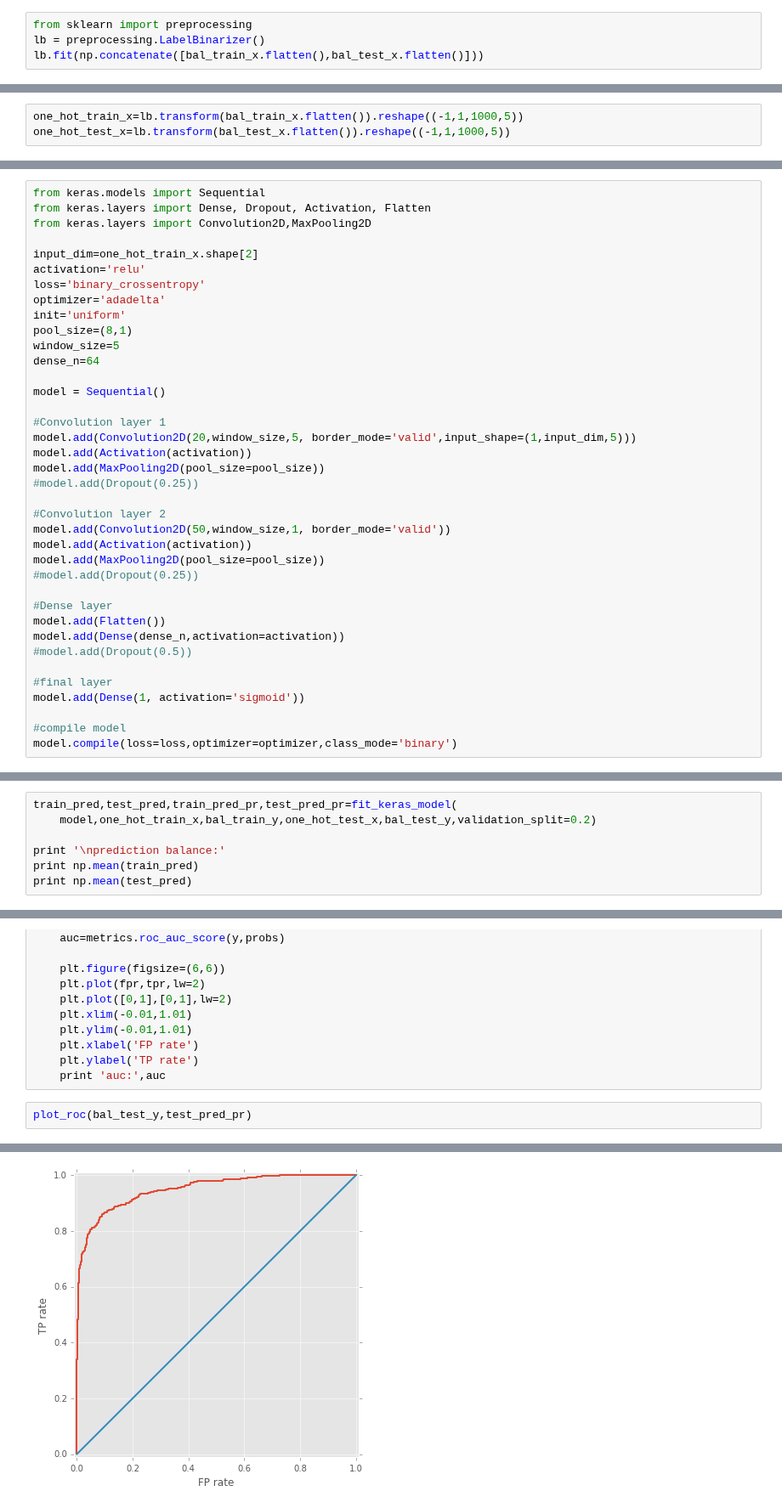
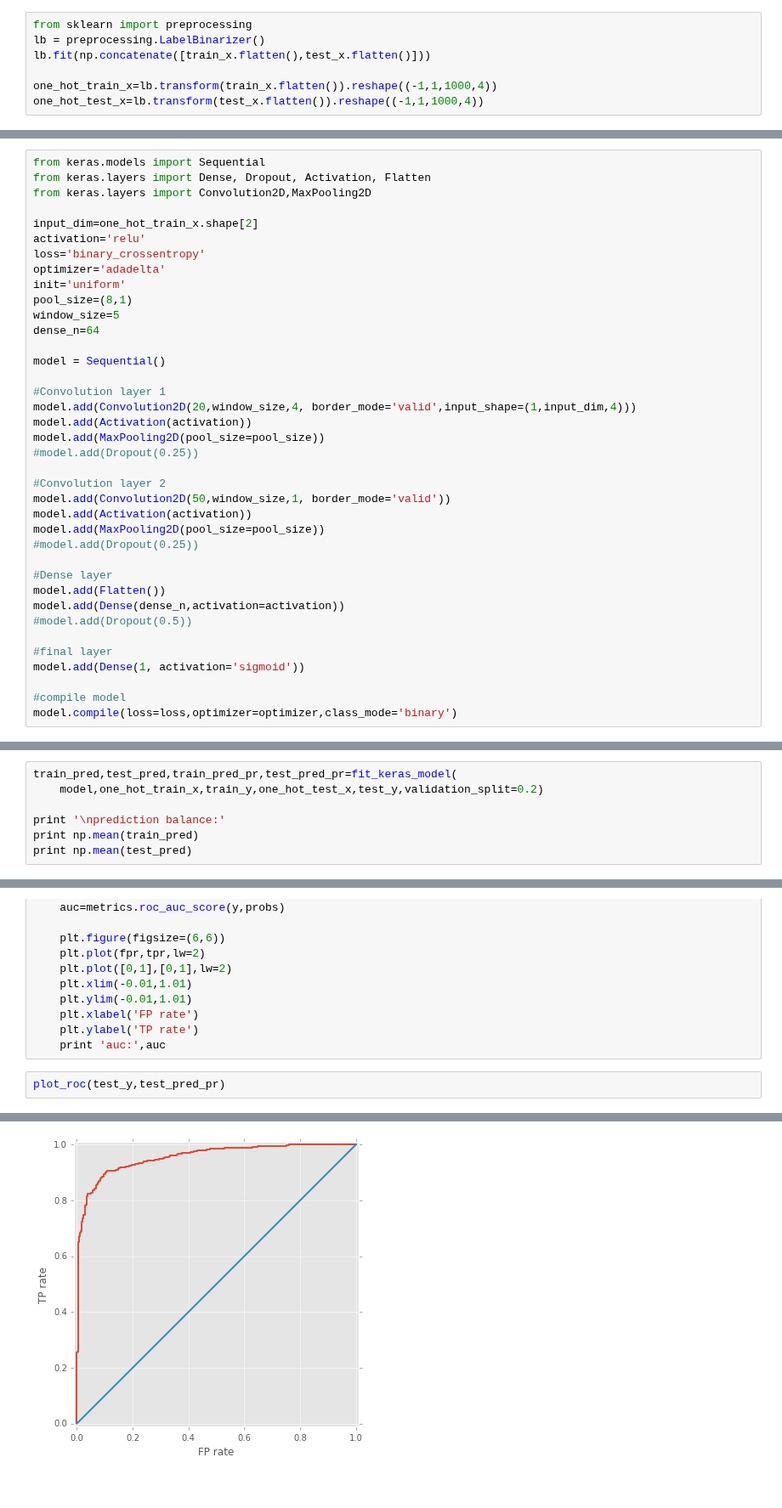
Before and after one commit to riblidezso/methylation_code, a Jupyter notebook: modelling/naive_keras_CNN_islands_2d_image.ipynb, the cells around one changed output, grey strips where cells are left out. Shown at 85% size. Drawn from its saved outputs; the diff is of its cells as text.

```diff
--- a/modelling/naive_keras_CNN_islands_2d_image.ipynb
+++ b/modelling/naive_keras_CNN_islands_2d_image.ipynb
@@ -101,4 +48,7 @@ print np.mean(bal_test_y)
 # %%
 from sklearn import preprocessing
 lb = preprocessing.LabelBinarizer()
-lb.fit(np.concatenate([bal_train_x.flatten(),bal_test_x.flatten()]))
+lb.fit(np.concatenate([train_x.flatten(),test_x.flatten()]))
+
+one_hot_train_x=lb.transform(train_x.flatten()).reshape((-1,1,1000,4))
+one_hot_test_x=lb.transform(test_x.flatten()).reshape((-1,1,1000,4))
@@ -107,6 +55,3 @@ LabelBinarizer(neg_label=0, pos_label=1, sparse_output=False)
-# %%
-one_hot_train_x=lb.transform(bal_train_x.flatten()).reshape((-1,1,1000,5))
-one_hot_test_x=lb.transform(bal_test_x.flatten()).reshape((-1,1,1000,5))
 # %% [markdown]
 ### Build convnet
 # %%
@@ -126,7 +71,7 @@ dense_n=64
 model = Sequential()
 
 #Convolution layer 1
-model.add(Convolution2D(20,window_size,5, border_mode='valid',input_shape=(1,input_dim,5)))
+model.add(Convolution2D(20,window_size,4, border_mode='valid',input_shape=(1,input_dim,4)))
 model.add(Activation(activation))
 model.add(MaxPooling2D(pool_size=pool_size))
 #model.add(Dropout(0.25))
@@ -182,7 +127,7 @@ def fit_keras_model(model,train_x,train_y,test_x,test_y,validation_split=0.05):
     return train_pred,test_pred,train_pred_pr,test_pred_pr
 # %%
 train_pred,test_pred,train_pred_pr,test_pred_pr=fit_keras_model(
-    model,one_hot_train_x,bal_train_y,one_hot_test_x,bal_test_y,validation_split=0.2)
+    model,one_hot_train_x,train_y,one_hot_test_x,test_y,validation_split=0.2)
 
 print '\nprediction balance:'
 print np.mean(train_pred)
@@ -225,5 +172,5 @@ def plot_roc(y,probs):
     plt.ylabel('TP rate')
     print 'auc:',auc
 # %%
-plot_roc(bal_test_y,test_pred_pr)
+plot_roc(test_y,test_pred_pr)
 # %% [output]
@@ -231 +178 @@ auc: 0.949906871875
-[figure, old version]
+[figure, new version]
```
Also changed, not shown: parts of 16 cells of this notebook.
